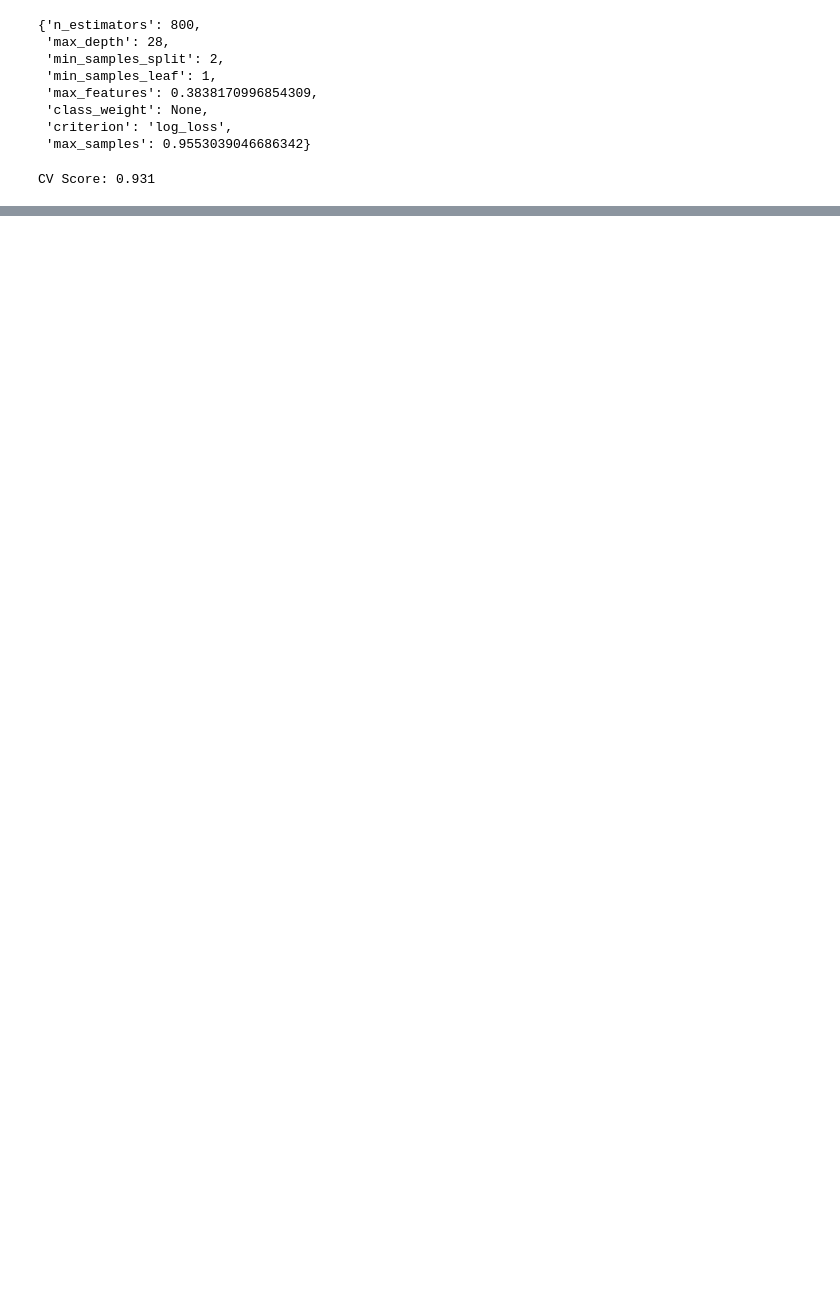
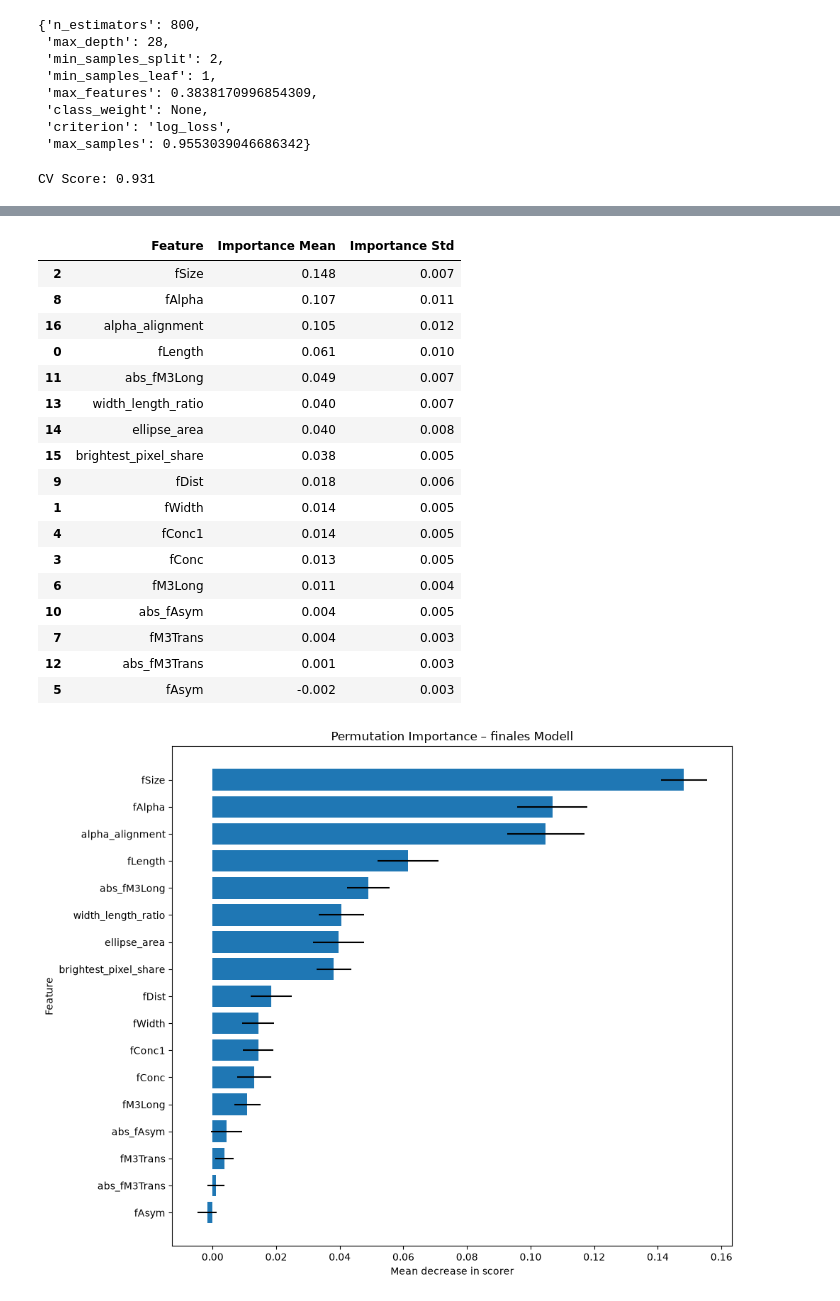
Before and after one commit to k-skupin/MAGIC-Gamma-Telescope, a Jupyter notebook: notebooks/Gamma_models.ipynb, the cells around one changed output, grey strips where cells are left out. Drawn from its saved outputs; the diff is of its cells as text; code cells hidden in the pictures; blank space fills up the shorter version.

```diff
--- a/notebooks/Gamma_models.ipynb
+++ b/notebooks/Gamma_models.ipynb
@@ -1266,0 +1525,72 @@ optimiertes neuronales Netz: 0.913
+# %%
+# get feature names before PCA
+feature_names = rf_pipe_bo_2.feature_names_in_
+# %%
+# Permutation Importance auf der kompletten Pipeline
+perm_importance = permutation_importance(
+    best_model,
+    features_test_eng,
+    target_test,
+    n_repeats=50,
+    random_state=42,
+    scoring=scoring["tpr_fpr_020"],
+    n_jobs=1
+)
+
+# Ergebnisse in DataFrame
+perm_importance_df = pd.DataFrame({
+    "Feature": feature_names,
+    "Importance Mean": perm_importance.importances_mean,
+    "Importance Std": perm_importance.importances_std
+})
+
+# Sortieren
+perm_importance_df = perm_importance_df.sort_values(
+    "Importance Mean",
+    ascending=False
+)
+
+# Top 20 anzeigen
+display(perm_importance_df.head(20))
+
+# Plot
+top_features = (
+    perm_importance_df
+    .head(20)
+    .sort_values("Importance Mean")
+)
+
+plt.figure(figsize=(10, 8))
+
+plt.barh(
+    top_features["Feature"],
+    top_features["Importance Mean"],
+    xerr=top_features["Importance Std"]
+)
+
+plt.xlabel("Mean decrease in scorer")
+plt.ylabel("Feature")
+plt.title("Permutation Importance – finales Modell")
+
+plt.tight_layout()
+plt.show()
+# %% [output]
+|  | Feature | Importance Mean | Importance Std |
+| 2 | fSize | 0.148 | 0.007 |
+| 8 | fAlpha | 0.107 | 0.011 |
+| 16 | alpha_alignment | 0.105 | 0.012 |
+| 0 | fLength | 0.061 | 0.010 |
+| 11 | abs_fM3Long | 0.049 | 0.007 |
+| 13 | width_length_ratio | 0.040 | 0.007 |
+| 14 | ellipse_area | 0.040 | 0.008 |
+| 15 | brightest_pixel_share | 0.038 | 0.005 |
+| 9 | fDist | 0.018 | 0.006 |
+| 1 | fWidth | 0.014 | 0.005 |
+| 4 | fConc1 | 0.014 | 0.005 |
+| 3 | fConc | 0.013 | 0.005 |
+| 6 | fM3Long | 0.011 | 0.004 |
+| 10 | abs_fAsym | 0.004 | 0.005 |
+| 7 | fM3Trans | 0.004 | 0.003 |
+| 12 | abs_fM3Trans | 0.001 | 0.003 |
+| 5 | fAsym | -0.002 | 0.003 |
+[figure, added]
```
Also changed, not shown: parts of 57 cells of this notebook, 11 other files.
